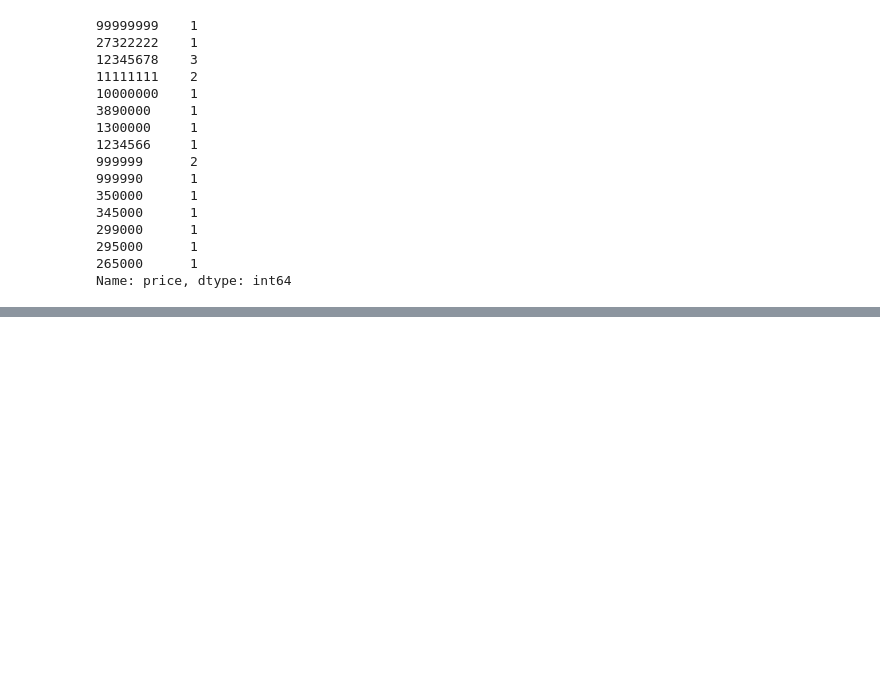
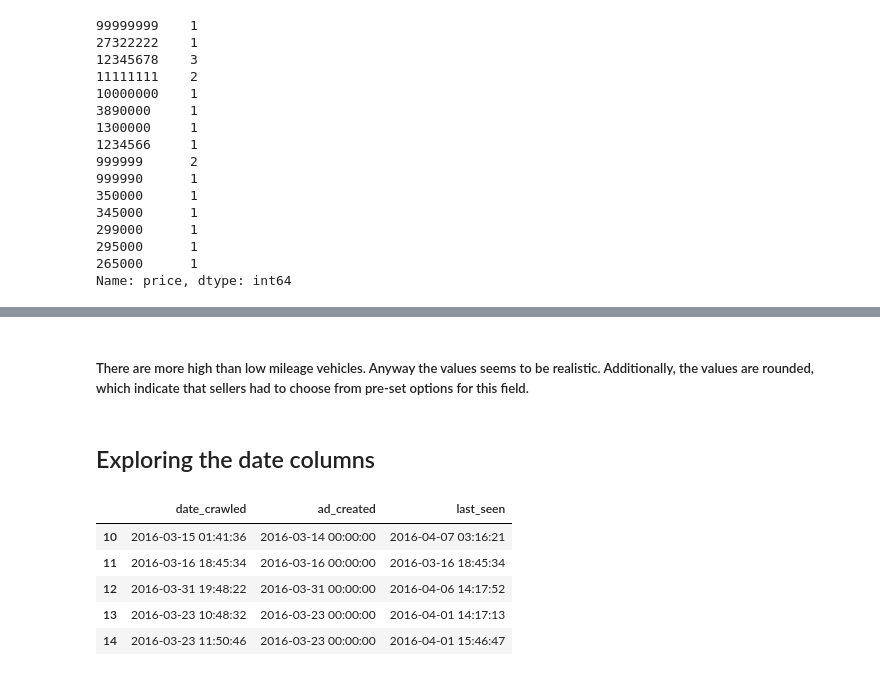
Before and after one commit to obrunet/my-own-dataquest.io-codes, a Jupyter notebook: Guided projects/Step 02.01 Exploring Ebay Car Sales Data/Basics.ipynb, the cells around one changed output, grey strips where cells are left out. Cells and saved outputs as stored; diff of their text form; code cells hidden in the pictures; blank space fills up the shorter version.

```diff
--- a/Guided projects/Step 02.01 Exploring Ebay Car Sales Data/Basics.ipynb
+++ b/Guided projects/Step 02.01 Exploring Ebay Car Sales Data/Basics.ipynb
@@ -234,0 +235,3 @@ Name: price, dtype: int64
+# %%
+autos = autos[autos['price'].between(30,900000)]
+autos['price'].describe()
@@ -234,0 +281,13 @@ Name: price, dtype: int64
+# %% [markdown]
+##### There are more high than low mileage vehicles. Anyway the values seems to be realistic. Additionally, the values are rounded, which indicate that sellers had to choose from pre-set options for this field.
+# %% [markdown]
+## Exploring the date columns
+# %%
+autos[['date_crawled','ad_created','last_seen']][10:15]
+# %% [output]
+|  | date_crawled | ad_created | last_seen |
+| 10 | 2016-03-15 01:41:36 | 2016-03-14 00:00:00 | 2016-04-07 03:16:21 |
+| 11 | 2016-03-16 18:45:34 | 2016-03-16 00:00:00 | 2016-03-16 18:45:34 |
+| 12 | 2016-03-31 19:48:22 | 2016-03-31 00:00:00 | 2016-04-06 14:17:52 |
+| 13 | 2016-03-23 10:48:32 | 2016-03-23 00:00:00 | 2016-04-01 14:17:13 |
+| 14 | 2016-03-23 11:50:46 | 2016-03-23 00:00:00 | 2016-04-01 15:46:47 |
```
Also changed, not shown: parts of 40 cells of this notebook.
